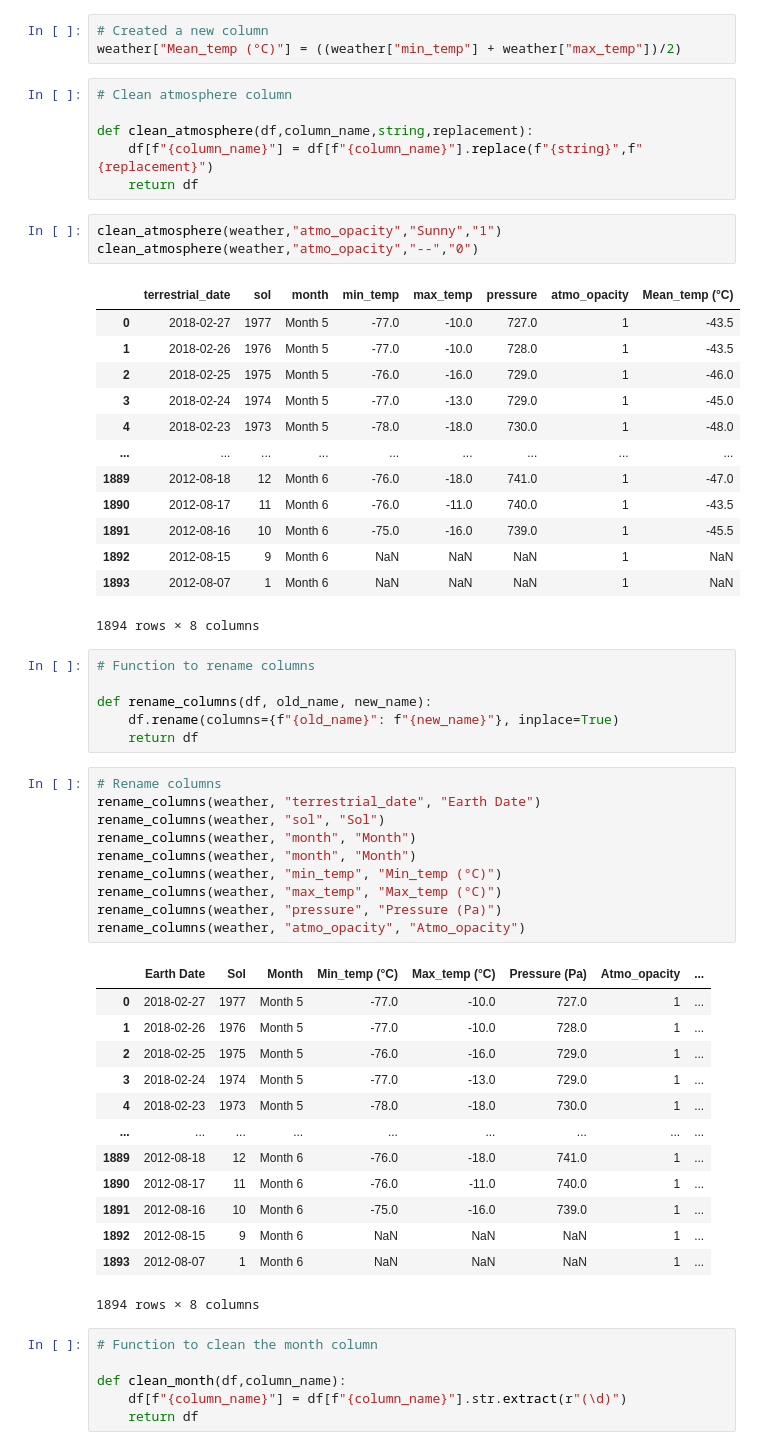
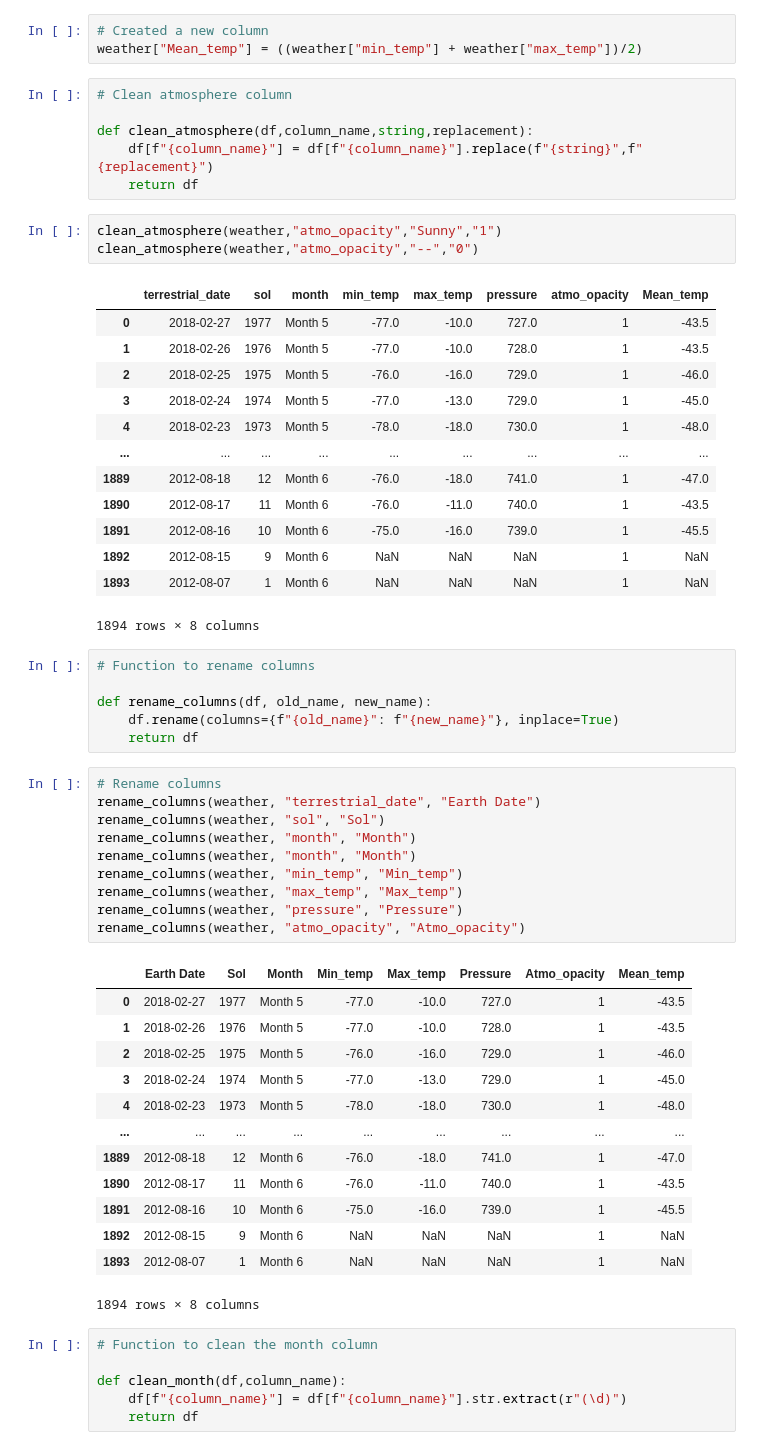
Before and after one commit to csuoc/mars_rems_curiosity, a Jupyter notebook: src/Data_cleaning.ipynb, the cells around one changed output. Drawn from its saved outputs; the diff is of its cells as text.

Commit message:
Found Earth data

```diff
--- a/src/Data_cleaning.ipynb
+++ b/src/Data_cleaning.ipynb
@@ -109,7 +109,7 @@ remove_columns(weather, "ls")
 1894 rows × 7 columns
 # %%
 # Created a new column
-weather["Mean_temp (°C)"] = ((weather["min_temp"] + weather["max_temp"])/2)
+weather["Mean_temp"] = ((weather["min_temp"] + weather["max_temp"])/2)
 # %%
 # Clean atmosphere column
 
@@ -120,7 +120,7 @@ def clean_atmosphere(df,column_name,string,replacement):
 clean_atmosphere(weather,"atmo_opacity","Sunny","1")
 clean_atmosphere(weather,"atmo_opacity","--","0")
 # %% [output]
-|  | terrestrial_date | sol | month | min_temp | max_temp | pressure | atmo_opacity | Mean_temp (°C) |
+|  | terrestrial_date | sol | month | min_temp | max_temp | pressure | atmo_opacity | Mean_temp |
 | 0 | 2018-02-27 | 1977 | Month 5 | -77.0 | -10.0 | 727.0 | 1 | -43.5 |
 | 1 | 2018-02-26 | 1976 | Month 5 | -77.0 | -10.0 | 728.0 | 1 | -43.5 |
 | 2 | 2018-02-25 | 1975 | Month 5 | -76.0 | -16.0 | 729.0 | 1 | -46.0 |
@@ -142,26 +142,26 @@ def rename_columns(df, old_name, new_name):
 # %%
 # Rename columns
 rename_columns(weather, "terrestrial_date", "Earth Date")
 rename_columns(weather, "sol", "Sol")
 rename_columns(weather, "month", "Month")
 rename_columns(weather, "month", "Month")
-rename_columns(weather, "min_temp", "Min_temp (°C)")
-rename_columns(weather, "max_temp", "Max_temp (°C)")
-rename_columns(weather, "pressure", "Pressure (Pa)")
+rename_columns(weather, "min_temp", "Min_temp")
+rename_columns(weather, "max_temp", "Max_temp")
+rename_columns(weather, "pressure", "Pressure")
 rename_columns(weather, "atmo_opacity", "Atmo_opacity")
 # %% [output]
-|  | Earth Date | Sol | Month | Min_temp (°C) | Max_temp (°C) | Pressure (Pa) | Atmo_opacity | ... |
-| 0 | 2018-02-27 | 1977 | Month 5 | -77.0 | -10.0 | 727.0 | 1 | ... |
-| 1 | 2018-02-26 | 1976 | Month 5 | -77.0 | -10.0 | 728.0 | 1 | ... |
-| 2 | 2018-02-25 | 1975 | Month 5 | -76.0 | -16.0 | 729.0 | 1 | ... |
-| 3 | 2018-02-24 | 1974 | Month 5 | -77.0 | -13.0 | 729.0 | 1 | ... |
-| 4 | 2018-02-23 | 1973 | Month 5 | -78.0 | -18.0 | 730.0 | 1 | ... |
+|  | Earth Date | Sol | Month | Min_temp | Max_temp | Pressure | Atmo_opacity | Mean_temp |
+| 0 | 2018-02-27 | 1977 | Month 5 | -77.0 | -10.0 | 727.0 | 1 | -43.5 |
+| 1 | 2018-02-26 | 1976 | Month 5 | -77.0 | -10.0 | 728.0 | 1 | -43.5 |
+| 2 | 2018-02-25 | 1975 | Month 5 | -76.0 | -16.0 | 729.0 | 1 | -46.0 |
+| 3 | 2018-02-24 | 1974 | Month 5 | -77.0 | -13.0 | 729.0 | 1 | -45.0 |
+| 4 | 2018-02-23 | 1973 | Month 5 | -78.0 | -18.0 | 730.0 | 1 | -48.0 |
 | ... | ... | ... | ... | ... | ... | ... | ... | ... |
-| 1889 | 2012-08-18 | 12 | Month 6 | -76.0 | -18.0 | 741.0 | 1 | ... |
-| 1890 | 2012-08-17 | 11 | Month 6 | -76.0 | -11.0 | 740.0 | 1 | ... |
-| 1891 | 2012-08-16 | 10 | Month 6 | -75.0 | -16.0 | 739.0 | 1 | ... |
-| 1892 | 2012-08-15 | 9 | Month 6 | NaN | NaN | NaN | 1 | ... |
-| 1893 | 2012-08-07 | 1 | Month 6 | NaN | NaN | NaN | 1 | ... |
+| 1889 | 2012-08-18 | 12 | Month 6 | -76.0 | -18.0 | 741.0 | 1 | -47.0 |
+| 1890 | 2012-08-17 | 11 | Month 6 | -76.0 | -11.0 | 740.0 | 1 | -43.5 |
+| 1891 | 2012-08-16 | 10 | Month 6 | -75.0 | -16.0 | 739.0 | 1 | -45.5 |
+| 1892 | 2012-08-15 | 9 | Month 6 | NaN | NaN | NaN | 1 | NaN |
+| 1893 | 2012-08-07 | 1 | Month 6 | NaN | NaN | NaN | 1 | NaN |
 1894 rows × 8 columns
 # %%
 # Function to clean the month column
```
Also changed, not shown: parts of 2 cells of this notebook, 5 other files.
